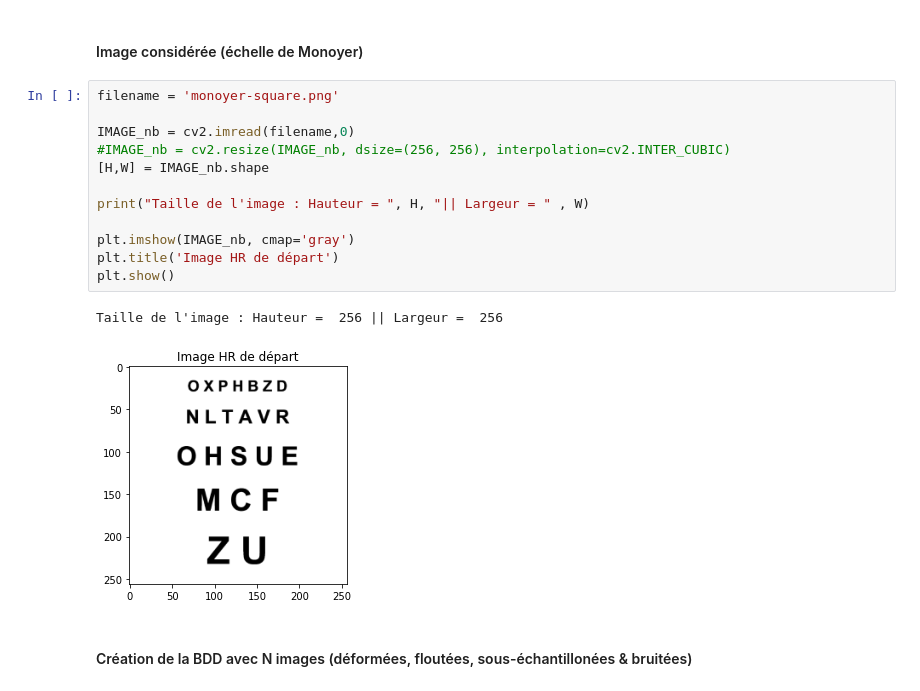
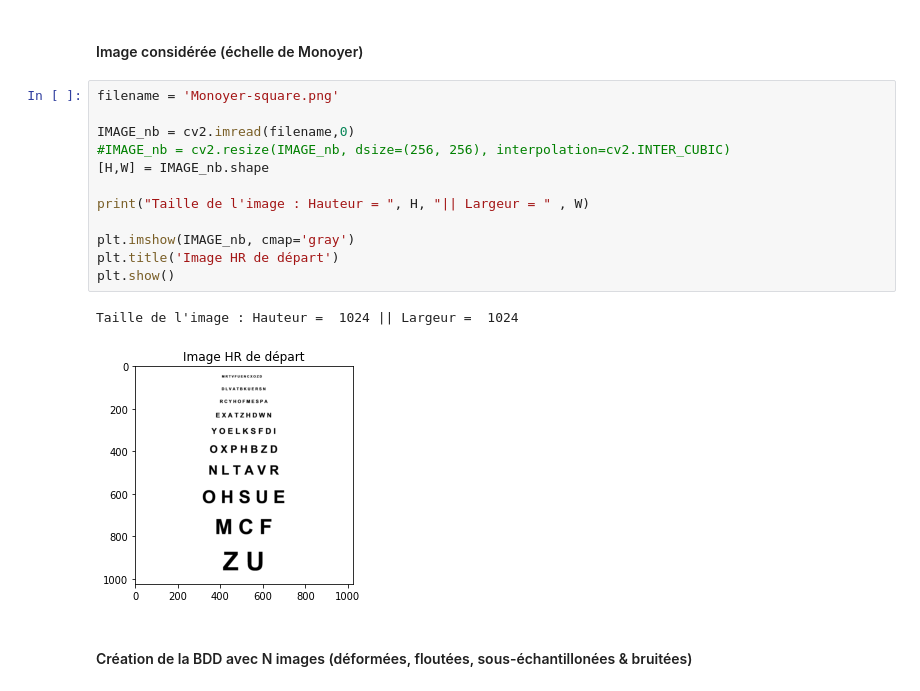
Before and after one commit to zoeducourau/Projet_fin_majeure, a Jupyter notebook: main script.ipynb, the cells around one changed output. Saved outputs shown, nothing was run; the diff lists cells and outputs as text.

```diff
--- a/main script.ipynb
+++ b/main script.ipynb
@@ -15,20 +15,20 @@ from utils import *
 # %% [markdown]
 #### Image considérée (échelle de Monoyer)
 # %%
-filename = 'monoyer-square.png'
+filename = 'Monoyer-square.png'
 
 IMAGE_nb = cv2.imread(filename,0)
 #IMAGE_nb = cv2.resize(IMAGE_nb, dsize=(256, 256), interpolation=cv2.INTER_CUBIC)
 [H,W] = IMAGE_nb.shape
 
 print("Taille de l'image : Hauteur = ", H, "|| Largeur = " , W)
 
 plt.imshow(IMAGE_nb, cmap='gray')
 plt.title('Image HR de départ')
 plt.show()
 # %% [output]
-Taille de l'image : Hauteur =  256 || Largeur =  256
+Taille de l'image : Hauteur =  1024 || Largeur =  1024
-[figure, old version]
+[figure, new version]
 # %% [markdown]
 #### Création de la BDD avec N images (déformées, floutées, sous-échantillonées & bruitées)
 # %%
```
Also changed, not shown: parts of 11 cells of this notebook, 1 other file.
